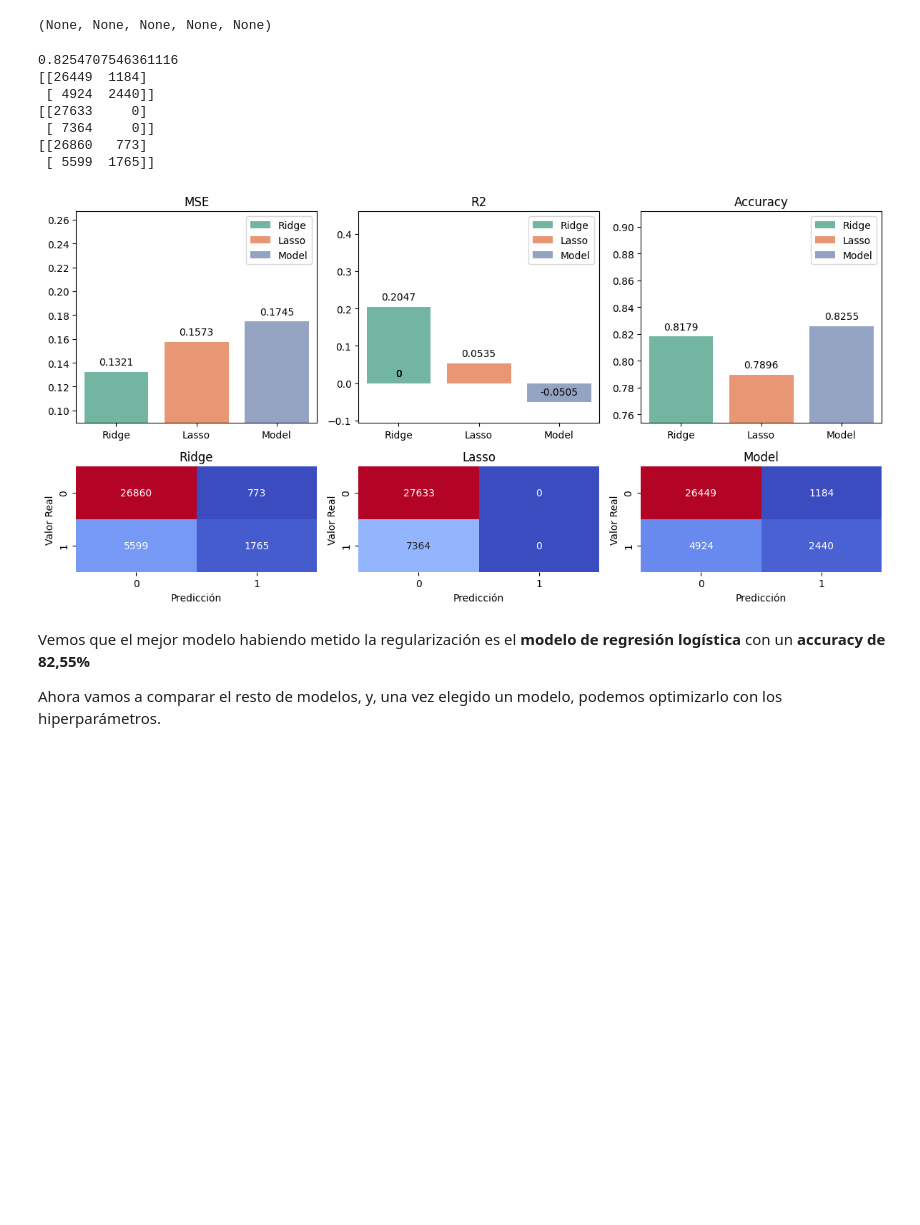
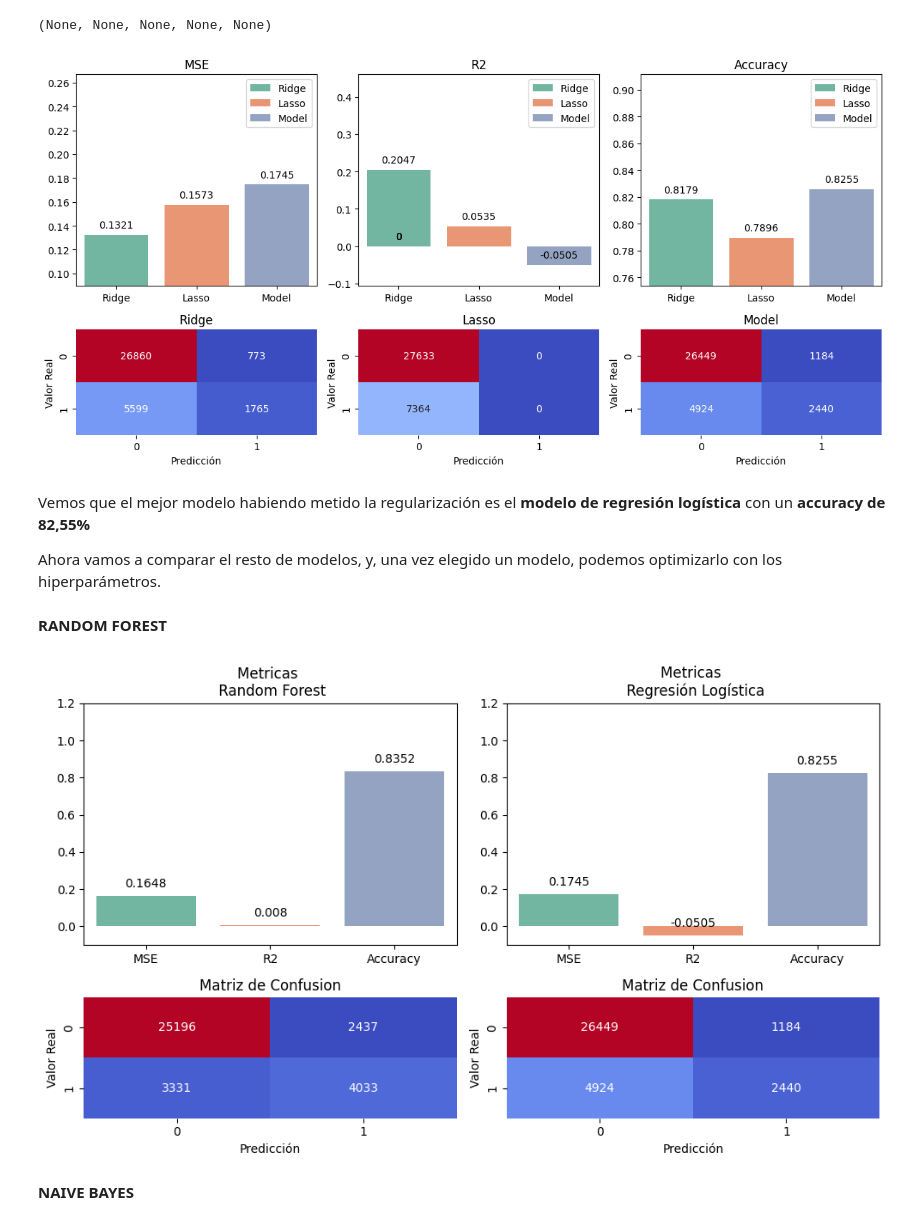
Before and after one commit to 4GeeksAcademy/Proyecto-Bank-Churn-Eli-Isa, a Jupyter notebook: src/Modelos-1.ipynb, the cells around one changed output. Cells and saved outputs as stored; diff of their text form; code cells hidden in the pictures; blank space fills up the shorter version.

Commit message:
modelos subidos

```diff
--- a/src/Modelos-1.ipynb
+++ b/src/Modelos-1.ipynb
@@ -164,11 +168,6 @@ valoresAcc=[ridge_acc,lasso_acc,model_acc]
 
 nombs=['Ridge','Lasso','Model']
 
-# Graficamos los datos resultados
-print(model_acc)
-print(model_conf)
-print(lasso_conf)
-print(ridge_conf)
 
 fig, axis= plt.subplots(2,3,figsize=(12,6), gridspec_kw={'height_ratios': [2, 1]})
 
@@ -239,15 +238,76 @@ axis[1,2].set_title('Model')
 plt.tight_layout()
 plt.show()
 # %% [output]
-0.8254707546361116
-[[26449  1184]
- [ 4924  2440]]
-[[27633     0]
- [ 7364     0]]
-[[26860   773]
- [ 5599  1765]]
 [figure]
 # %% [markdown]
 Vemos que el mejor modelo habiendo metido la regularización es el **modelo de regresión logística** con un **accuracy de 82,55%**
 
 Ahora vamos a comparar el resto de modelos, y, una vez elegido un modelo, podemos optimizarlo con los hiperparámetros.
+# %% [markdown]
+**RANDOM FOREST**
+# %%
+model_RF = RandomForestClassifier(random_state = 42)
+model_RF.fit(X_train, y_train)
+y_pred_RF = model_RF.predict(X_test)
+#x=model.get_params()
+
+#print("Parámetros del árbol de decisión:")
+#for param, value in x.items():
+#    print(f"{param}: {value}")
+# %%
+
+MSE_RF= mean_squared_error(y_test, y_pred_RF)
+R2_RF=r2_score(y_test, y_pred_RF)
+model_acc_RF=accuracy_score(y_test, y_pred_RF)
+
+RF_conf=confusion_matrix(y_test, y_pred_RF)
+
+valores_model=[MSE,R2,model_acc]
+valores_RF=[MSE_RF,R2_RF,model_acc_RF]
+
+nombs=['MSE','R2','Accuracy']
+
+fig, axis= plt.subplots(2,2,figsize=(10,6), gridspec_kw={'height_ratios': [2, 1]})
+
+ax1=sns.barplot(x=nombs,y=valores_RF,hue=nombs,ax=axis[0,0],palette="Set2")
+lim0=-0.1
+lim1=1.2
+for p in ax1.patches:
+    ax1.annotate(f'{round(p.get_height(),4)}', (p.get_x() + p.get_width() / 2., p.get_height()),
+                ha='center', va='center', xytext=(0, 10), textcoords='offset points')
+
+axis[0,0].set_ylim(lim0,lim1)
+axis[0,0].set_title("Metricas \n Random Forest")
+
+sns.heatmap(RF_conf, annot=True, fmt='g', cmap='coolwarm', cbar=False, ax=axis[1,0],
+            xticklabels=['0', '1'],
+            yticklabels=['0', '1'])
+
+axis[1,0].set_xlabel('Predicción')
+axis[1,0].set_ylabel('Valor Real')
+axis[1,0].set_title('Matriz de Confusion')
+
+ax1=sns.barplot(x=nombs,y=valores_model,hue=nombs,ax=axis[0,1],palette="Set2")
+lim0=-0.1
+lim1=1.2
+for p in ax1.patches:
+    ax1.annotate(f'{round(p.get_height(),4)}', (p.get_x() + p.get_width() / 2., p.get_height()),
+                ha='center', va='center', xytext=(0, 10), textcoords='offset points')
+
+axis[0,1].set_ylim(lim0,lim1)
+axis[0,1].set_title("Metricas \n Regresión Logística")
+
+sns.heatmap(model_conf, annot=True, fmt='g', cmap='coolwarm', cbar=False, ax=axis[1,1],
+            xticklabels=['0', '1'],
+            yticklabels=['0', '1'])
+
+axis[1,1].set_xlabel('Predicción')
+axis[1,1].set_ylabel('Valor Real')
+axis[1,1].set_title('Matriz de Confusion')
+
+plt.tight_layout()
+plt.show()
+# %% [output]
+[figure, added]
+# %% [markdown]
+**NAIVE BAYES**
```
Also changed, not shown: parts of 6 cells of this notebook.
